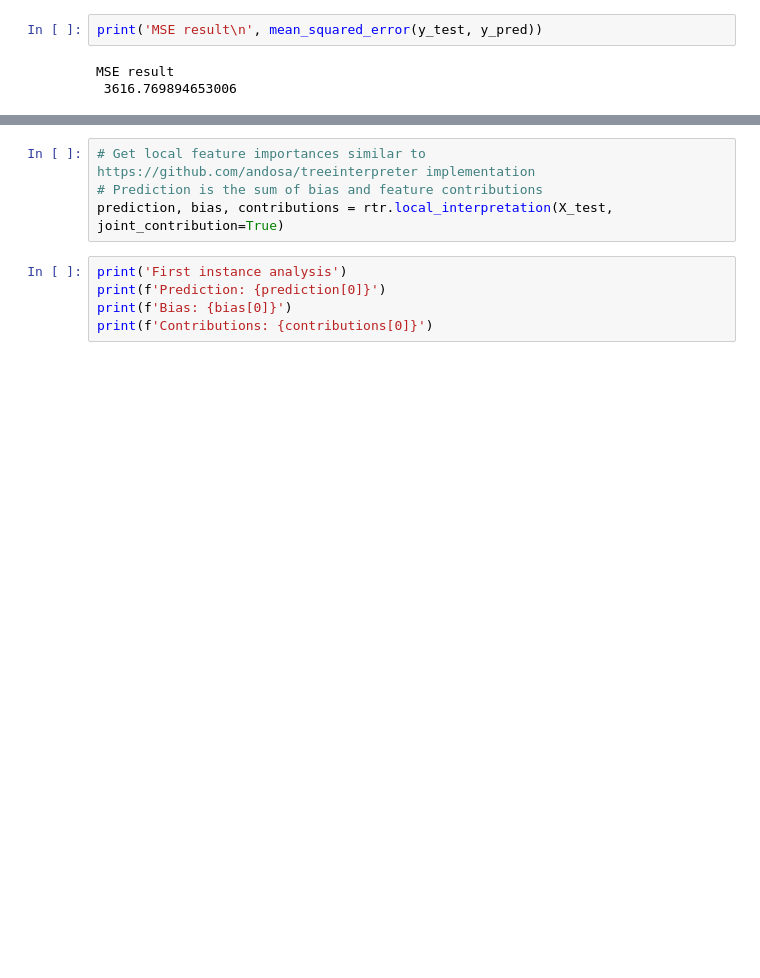
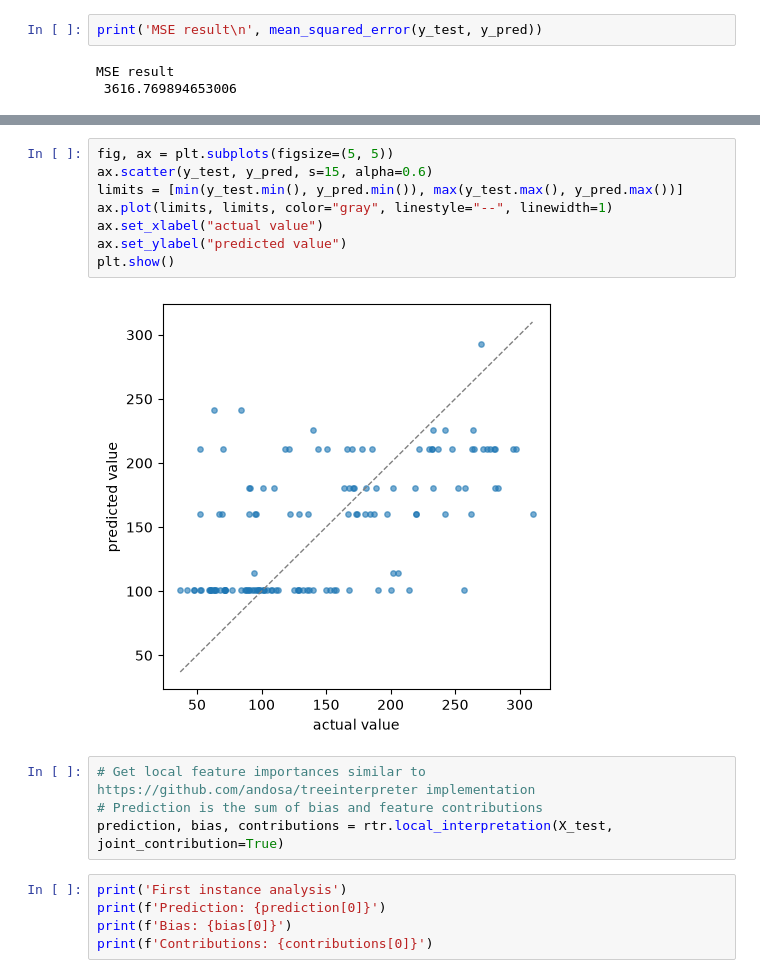
Before and after one commit to fismimosa/RuleTree, a Jupyter notebook: Examples/RuleTreeRegressor_example.ipynb, the cells around one changed output, grey strips where cells are left out. Cells and saved outputs as stored; diff of their text form; blank space fills up the shorter version.

```diff
--- a/Examples/RuleTreeRegressor_example.ipynb
+++ b/Examples/RuleTreeRegressor_example.ipynb
@@ -69,3 +88,13 @@ MSE result
+# %%
+fig, ax = plt.subplots(figsize=(5, 5))
+ax.scatter(y_test, y_pred, s=15, alpha=0.6)
+limits = [min(y_test.min(), y_pred.min()), max(y_test.max(), y_pred.max())]
+ax.plot(limits, limits, color="gray", linestyle="--", linewidth=1)
+ax.set_xlabel("actual value")
+ax.set_ylabel("predicted value")
+plt.show()
+# %% [output]
+[figure, added]
 # %%
 # Get local feature importances similar to https://github.com/andosa/treeinterpreter implementation
 # Prediction is the sum of bias and feature contributions
```
Also changed, not shown: parts of 3 cells of this notebook, 12 other files.
